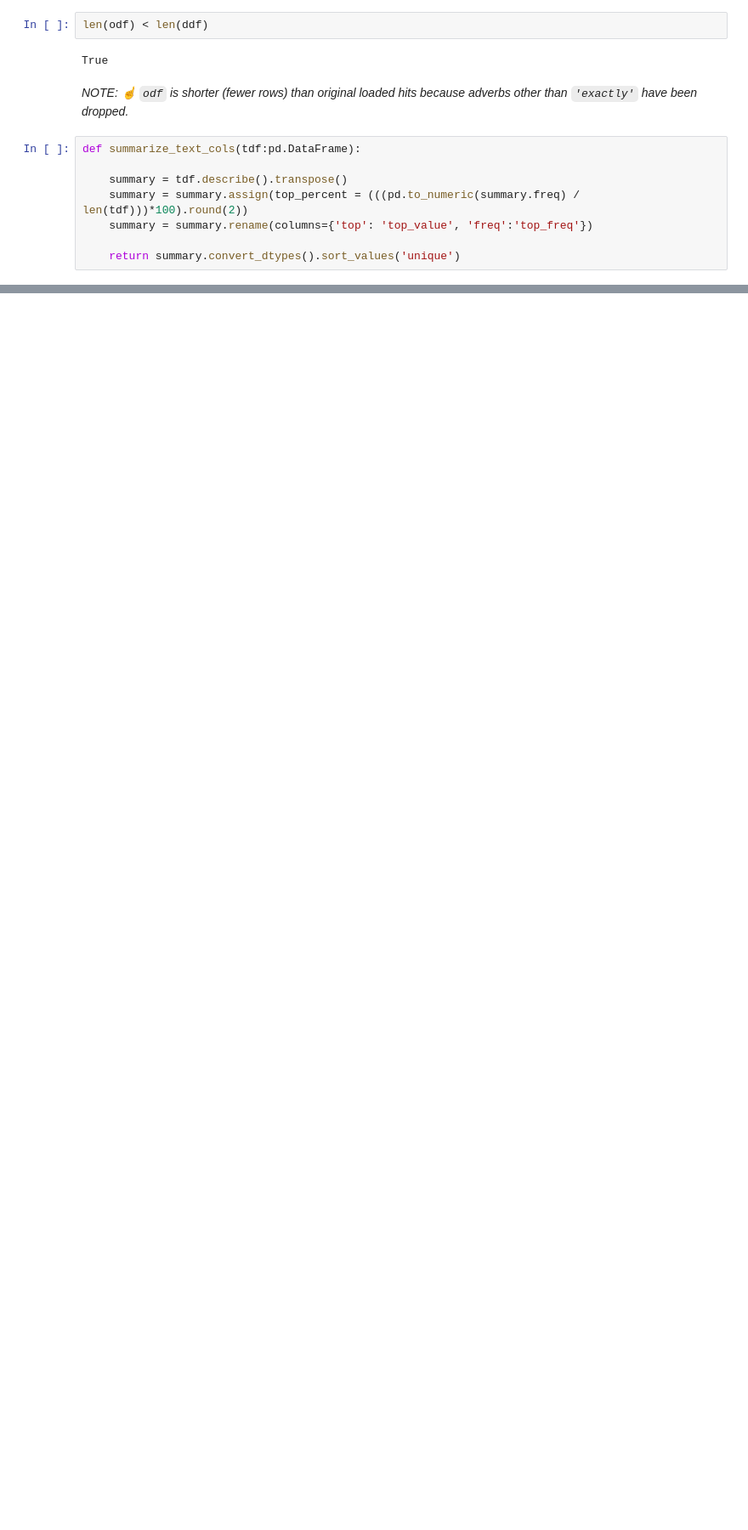
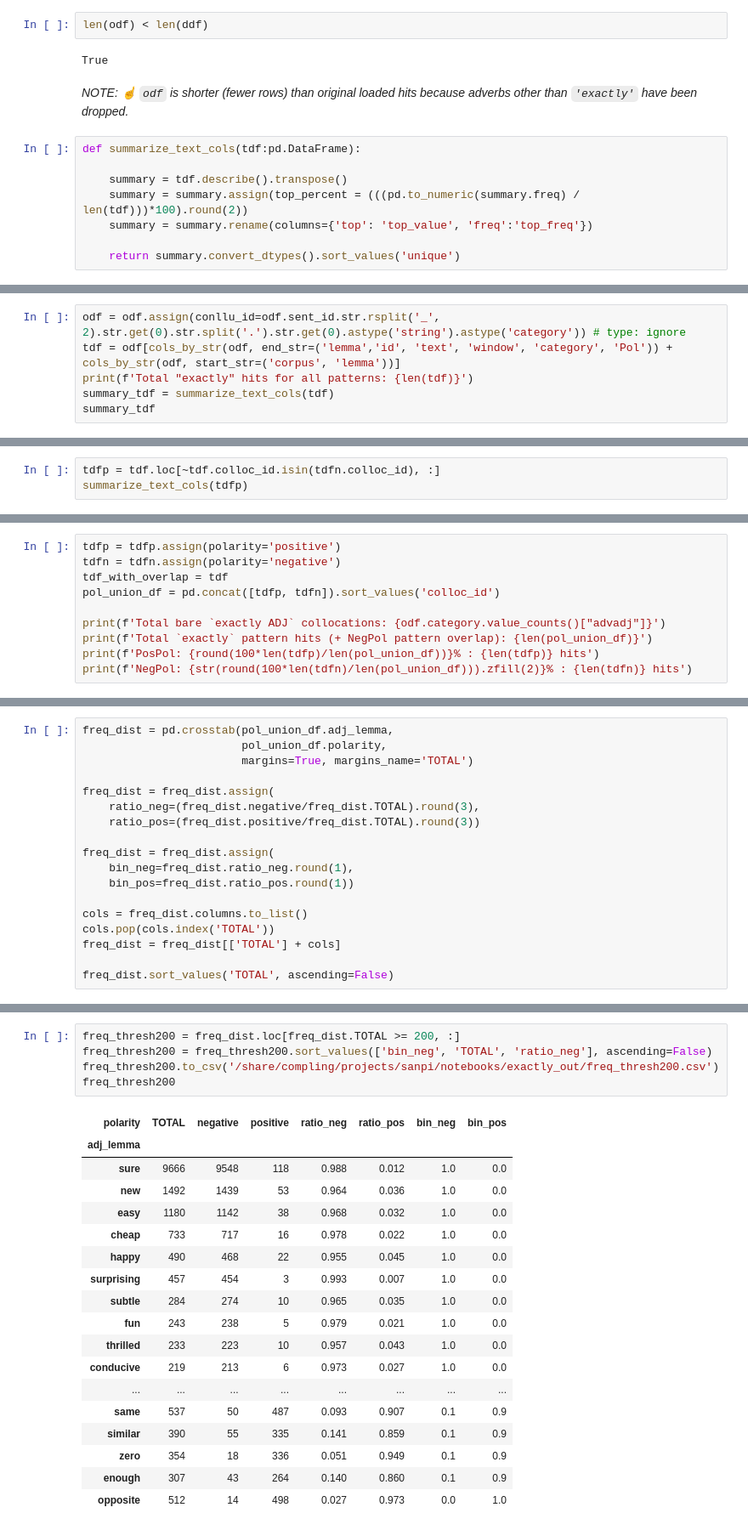
Before and after one commit to AndreaTheLinguist/sanpi, a Jupyter notebook: notebooks/inspect-exactly-hits.ipynb, the cells around one changed output, grey strips where cells are left out. Shown at 85% size. Saved outputs shown, nothing was run; the diff lists cells and outputs as text; blank space fills up the shorter version.

Commit message:
updated notebook and output files exploring exactly data

```diff
--- a/notebooks/inspect-exactly-hits.ipynb
+++ b/notebooks/inspect-exactly-hits.ipynb
@@ -506,0 +275,6 @@ tdf.loc[tdf.neg_lemma == 'no', ['category', 'hit_text', 'text_window']]
+# %%
+odf = odf.assign(conllu_id=odf.sent_id.str.rsplit('_', 2).str.get(0).str.split('.').str.get(0).astype('string').astype('category')) # type: ignore
+tdf = odf[cols_by_str(odf, end_str=('lemma','id', 'text', 'window', 'category', 'Pol')) + cols_by_str(odf, start_str=('corpus', 'lemma'))]
+print(f'Total "exactly" hits for all patterns: {len(tdf)}')
+summary_tdf = summarize_text_cols(tdf)
+summary_tdf
@@ -506,0 +344,3 @@ tdf.loc[tdf.neg_lemma == 'no', ['category', 'hit_text', 'text_window']]
+# %%
+tdfp = tdf.loc[~tdf.colloc_id.isin(tdfn.colloc_id), :]
+summarize_text_cols(tdfp)
@@ -506,0 +366,10 @@ tdf.loc[tdf.neg_lemma == 'no', ['category', 'hit_text', 'text_window']]
+# %%
+tdfp = tdfp.assign(polarity='positive')
+tdfn = tdfn.assign(polarity='negative')
+tdf_with_overlap = tdf
+pol_union_df = pd.concat([tdfp, tdfn]).sort_values('colloc_id')
+
+print(f'Total bare `exactly ADJ` collocations: {odf.category.value_counts()["advadj"]}')
+print(f'Total `exactly` pattern hits (+ NegPol pattern overlap): {len(pol_union_df)}')
+print(f'PosPol: {round(100*len(tdfp)/len(pol_union_df))}% : {len(tdfp)} hits')
+print(f'NegPol: {str(round(100*len(tdfn)/len(pol_union_df))).zfill(2)}% : {len(tdfn)} hits')
@@ -506,0 +482,18 @@ tdf.loc[tdf.neg_lemma == 'no', ['category', 'hit_text', 'text_window']]
+# %%
+freq_dist = pd.crosstab(pol_union_df.adj_lemma,
+                        pol_union_df.polarity,
+                        margins=True, margins_name='TOTAL')
+
+freq_dist = freq_dist.assign(
+    ratio_neg=(freq_dist.negative/freq_dist.TOTAL).round(3),
+    ratio_pos=(freq_dist.positive/freq_dist.TOTAL).round(3))
+
+freq_dist = freq_dist.assign(
+    bin_neg=freq_dist.ratio_neg.round(1),
+    bin_pos=freq_dist.ratio_pos.round(1))
+
+cols = freq_dist.columns.to_list()
+cols.pop(cols.index('TOTAL'))
+freq_dist = freq_dist[['TOTAL'] + cols]
+
+freq_dist.sort_values('TOTAL', ascending=False)
@@ -506,0 +555,24 @@ tdf.loc[tdf.neg_lemma == 'no', ['category', 'hit_text', 'text_window']]
+# %%
+freq_thresh200 = freq_dist.loc[freq_dist.TOTAL >= 200, :]
+freq_thresh200 = freq_thresh200.sort_values(['bin_neg', 'TOTAL', 'ratio_neg'], ascending=False)
+freq_thresh200.to_csv('/share/compling/projects/sanpi/notebooks/exactly_out/freq_thresh200.csv')
+freq_thresh200
+# %% [output]
+| polarity | TOTAL | negative | positive | ratio_neg | ratio_pos | bin_neg | bin_pos |
+| adj_lemma |  |  |  |  |  |  |  |
+| sure | 9666 | 9548 | 118 | 0.988 | 0.012 | 1.0 | 0.0 |
+| new | 1492 | 1439 | 53 | 0.964 | 0.036 | 1.0 | 0.0 |
+| easy | 1180 | 1142 | 38 | 0.968 | 0.032 | 1.0 | 0.0 |
+| cheap | 733 | 717 | 16 | 0.978 | 0.022 | 1.0 | 0.0 |
+| happy | 490 | 468 | 22 | 0.955 | 0.045 | 1.0 | 0.0 |
+| surprising | 457 | 454 | 3 | 0.993 | 0.007 | 1.0 | 0.0 |
+| subtle | 284 | 274 | 10 | 0.965 | 0.035 | 1.0 | 0.0 |
+| fun | 243 | 238 | 5 | 0.979 | 0.021 | 1.0 | 0.0 |
+| thrilled | 233 | 223 | 10 | 0.957 | 0.043 | 1.0 | 0.0 |
+| conducive | 219 | 213 | 6 | 0.973 | 0.027 | 1.0 | 0.0 |
+| ... | ... | ... | ... | ... | ... | ... | ... |
+| same | 537 | 50 | 487 | 0.093 | 0.907 | 0.1 | 0.9 |
+| similar | 390 | 55 | 335 | 0.141 | 0.859 | 0.1 | 0.9 |
+| zero | 354 | 18 | 336 | 0.051 | 0.949 | 0.1 | 0.9 |
+| enough | 307 | 43 | 264 | 0.140 | 0.860 | 0.1 | 0.9 |
+| opposite | 512 | 14 | 498 | 0.027 | 0.973 | 0.0 | 1.0 |
```
Also changed, not shown: parts of 50 cells of this notebook, 5 other files.
